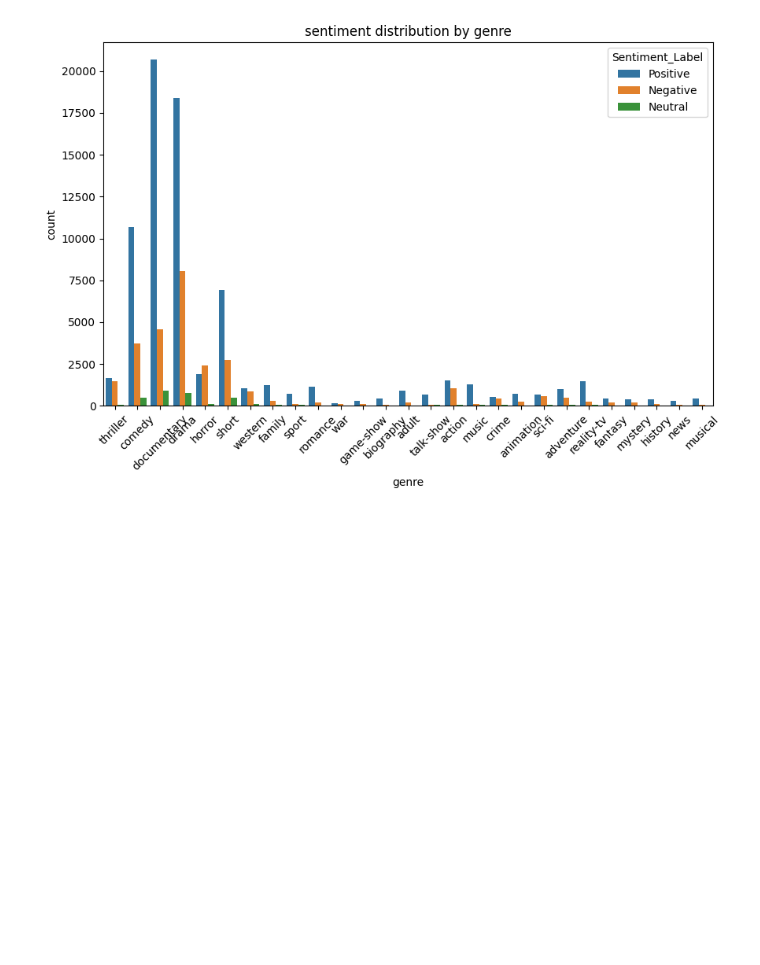
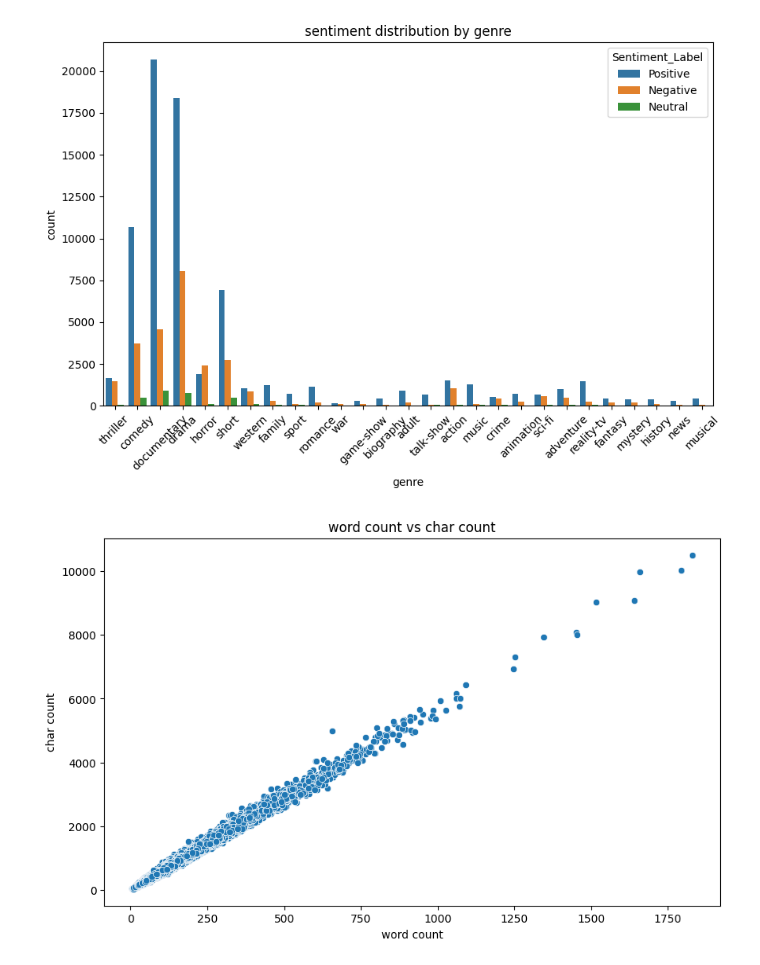
Before and after one commit to Dawittsegaye12/codsoft_movie-genre_prediction, a Jupyter notebook: notebook/eda.ipynb, the cells around one changed output. Drawn from its saved outputs; the diff is of its cells as text; code cells hidden in the pictures; blank space fills up the shorter version.

```diff
--- a/notebook/eda.ipynb
+++ b/notebook/eda.ipynb
@@ -621,3 +653,12 @@ plt.xticks(rotation=45)
 plt.show()
 # %% [output]
 [figure]
+# %%
+plt.figure(figsize=(10,6))
+sns.scatterplot(x='word_count', y='char_count', data=merged_final)
+plt.title('word count vs char count')
+plt.xlabel('word count')
+plt.ylabel('char count')
+plt.show()
+# %% [output]
+[figure, added]
```
Also changed, not shown: parts of 7 cells of this notebook.
